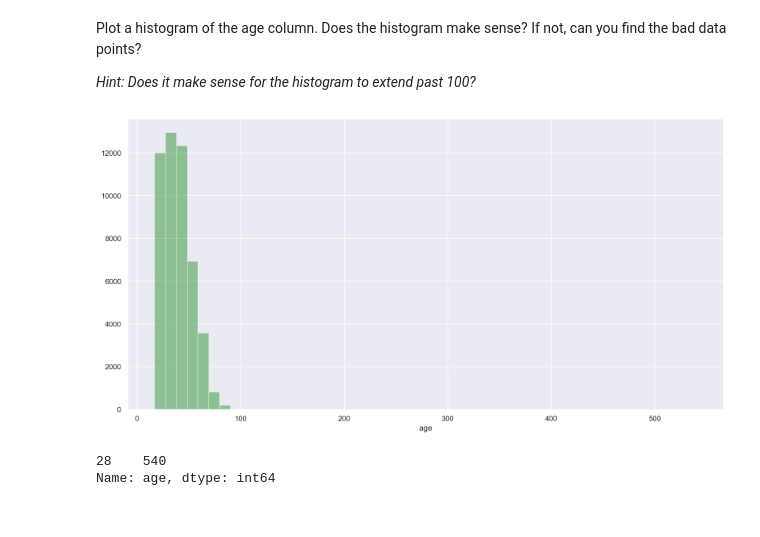
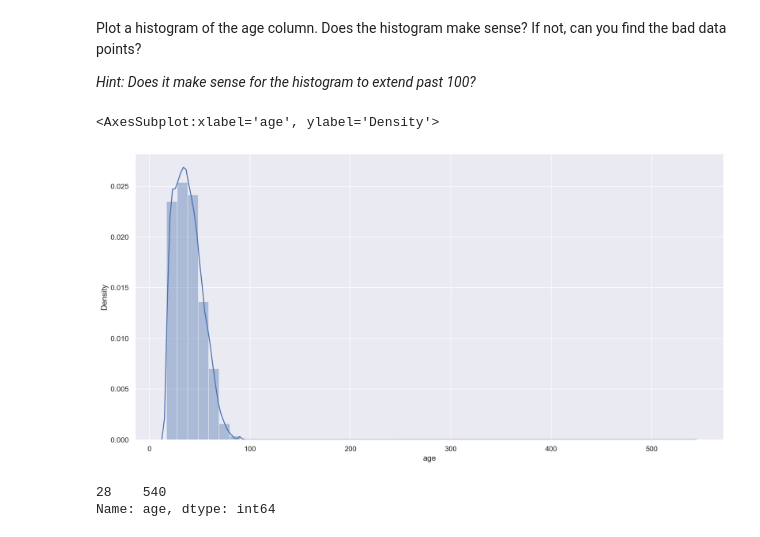
Before and after one commit to DragonKyro/Fall_2022_SAAS_ED_Materials, a Jupyter notebook: Fall_2022_Lectures/Lecture_4/Homework-sol.ipynb, the cells around one changed output. Saved outputs shown, nothing was run; the diff lists cells and outputs as text; code cells hidden in the pictures.

```diff
--- a/Fall_2022_Lectures/Lecture_4/Homework-sol.ipynb
+++ b/Fall_2022_Lectures/Lecture_4/Homework-sol.ipynb
@@ -45,11 +45,16 @@ Plot a histogram of the age column. Does the histogram make sense? If not, can y
 _Hint: Does it make sense for the histogram to  extend past 100?_
 # %%
 # your code here
-income_age = income['age']
+# income_age = income['age']
 
-sns.distplot(income_age, kde = False, label="Age", color="green");
+# sns.distplot(income_age, kde = False, label="Age", color="green");
+
+sns.distplot(income["age"])
+
+#income["age"]
 # %% [output]
+<AxesSubplot:xlabel='age', ylabel='Density'>
-[figure, old version]
+[figure, new version]
 # %%
 # From the histogram above, we notice that there exists data points with age 100+ which don't make sense.
 # You can't exactly see where the point is but since the histogram extends to 500+, you know it is around there.
```
Also changed, not shown: 8 other files.
